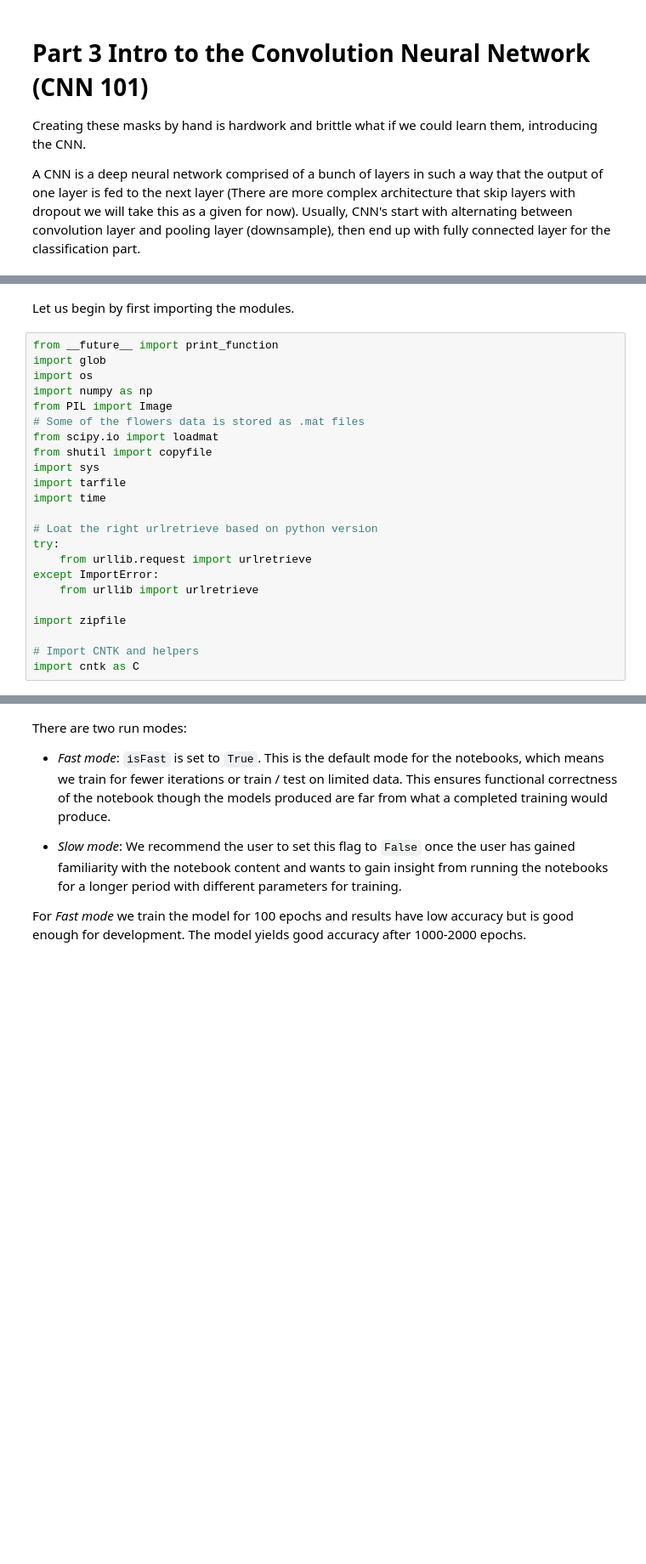
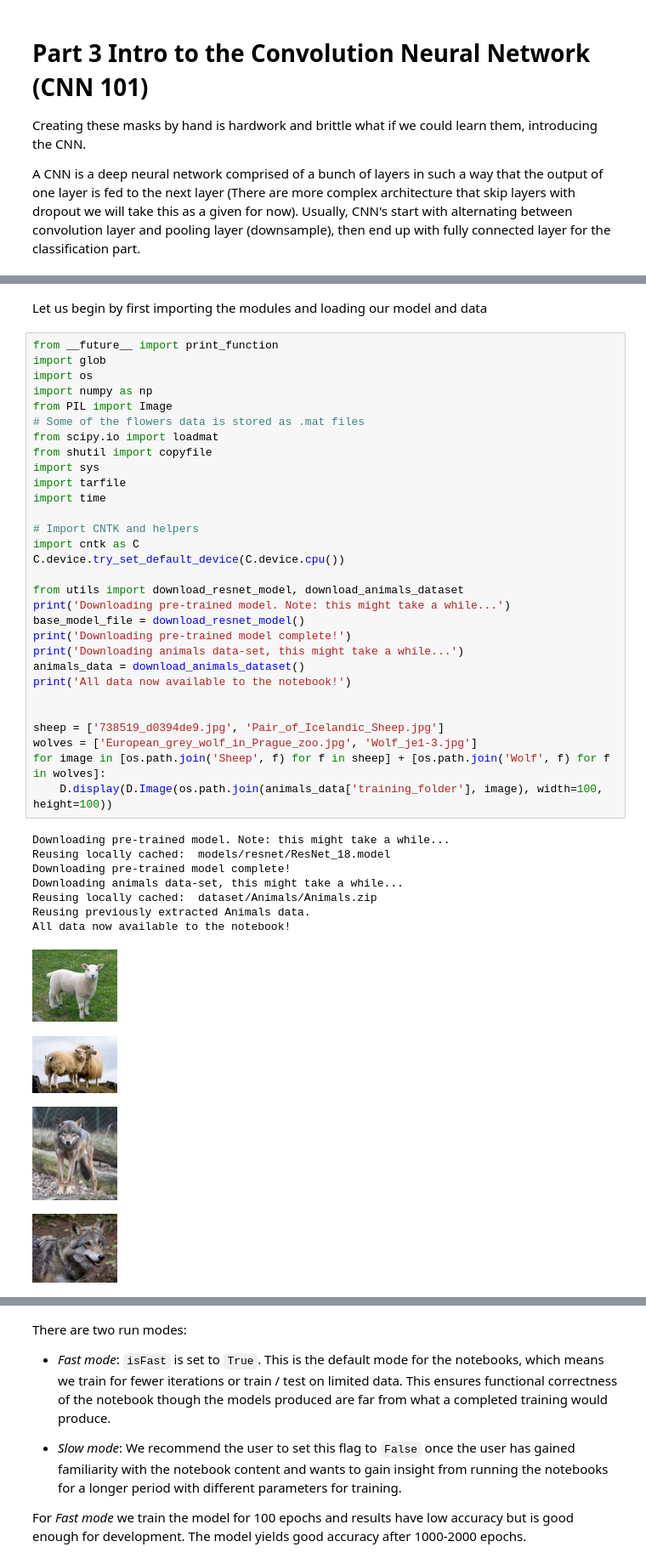
Before and after one commit to SherifElMahdi/CVWorkshop, a Jupyter notebook: #3 Policy Recognition with Resnet and Transfer Learning.ipynb, the cells around one changed output, grey strips where cells are left out. Shown at 85% size. Saved outputs shown, nothing was run; the diff lists cells and outputs as text; blank space fills up the shorter version.

```diff
--- a/#3 Policy Recognition with Resnet and Transfer Learning.ipynb
+++ b/#3 Policy Recognition with Resnet and Transfer Learning.ipynb
@@ -106,25 +124,44 @@ In our case, this means adapting a network trained on ImageNet images (dogs, cat
 # %% [markdown]
-Let us begin by first importing the modules.
+Let us begin by first importing the modules and loading our model and data
 # %%
 from __future__ import print_function
 import glob
 import os
 import numpy as np
 from PIL import Image
 # Some of the flowers data is stored as .mat files
 from scipy.io import loadmat
 from shutil import copyfile
 import sys
 import tarfile
 import time
 
-# Loat the right urlretrieve based on python version
-try:
-    from urllib.request import urlretrieve
-except ImportError:
-    from urllib import urlretrieve
-
-import zipfile
-
 # Import CNTK and helpers
 import cntk as C
+C.device.try_set_default_device(C.device.cpu())
+
+from utils import download_resnet_model, download_animals_dataset
+print('Downloading pre-trained model. Note: this might take a while...')
+base_model_file = download_resnet_model()
+print('Downloading pre-trained model complete!')
+print('Downloading animals data-set, this might take a while...')
+animals_data = download_animals_dataset()
+print('All data now available to the notebook!')
+
+
+sheep = ['738519_d0394de9.jpg', 'Pair_of_Icelandic_Sheep.jpg']
+wolves = ['European_grey_wolf_in_Prague_zoo.jpg', 'Wolf_je1-3.jpg']
+for image in [os.path.join('Sheep', f) for f in sheep] + [os.path.join('Wolf', f) for f in wolves]:
+    D.display(D.Image(os.path.join(animals_data['training_folder'], image), width=100, height=100))
+# %% [output]
+Downloading pre-trained model. Note: this might take a while...
+Reusing locally cached:  models/resnet/ResNet_18.model
+Downloading pre-trained model complete!
+Downloading animals data-set, this might take a while...
+Reusing locally cached:  dataset/Animals/Animals.zip
+Reusing previously extracted Animals data.
+All data now available to the notebook!
+[figure, added]
+[figure, added]
+[figure, added]
+[figure, added]
```
Also changed, not shown: parts of 22 cells of this notebook, 4 other files.
